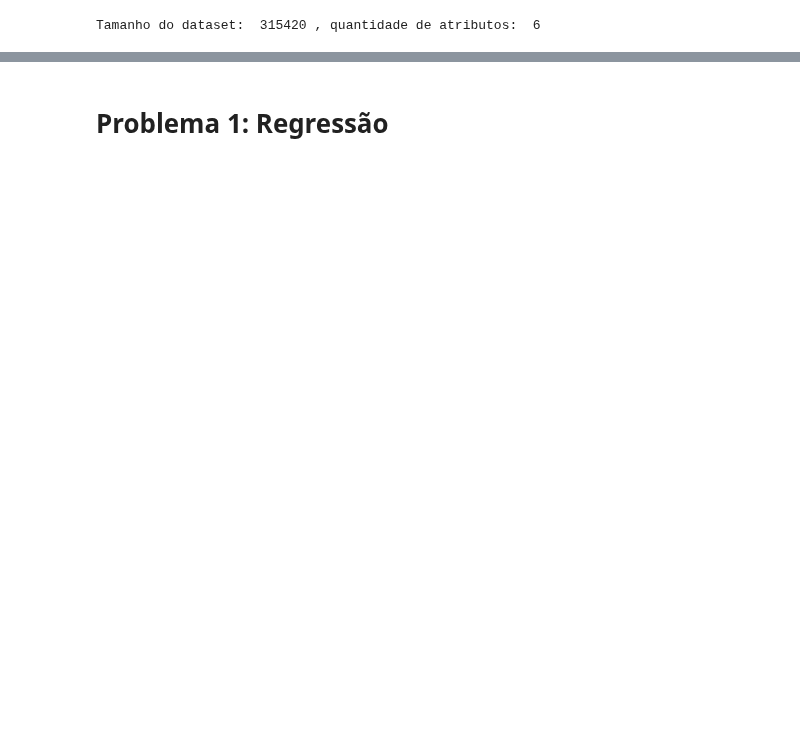
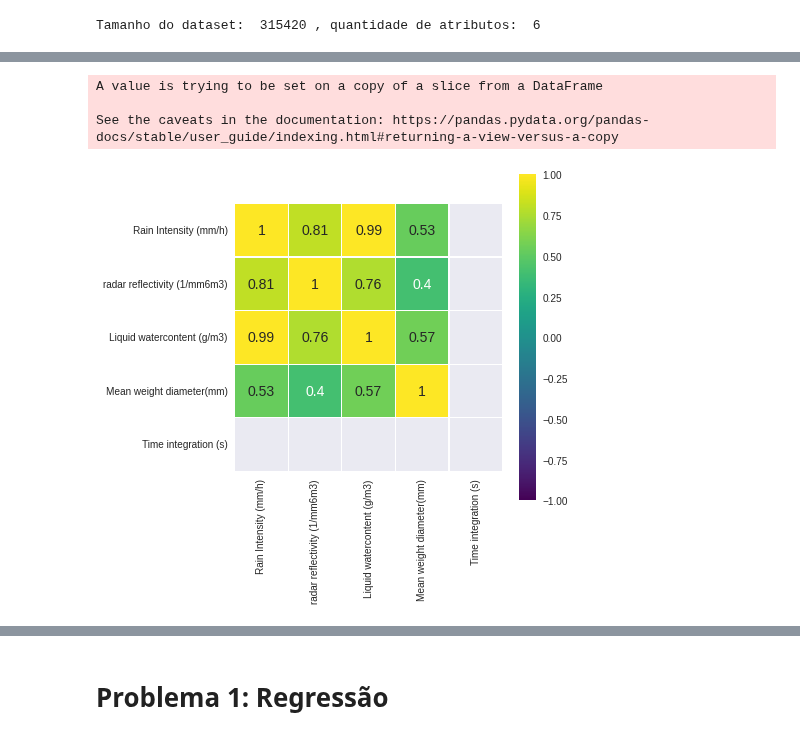
Before and after one commit to lourencocavalcante/Neurocomputacao, a Jupyter notebook: CAP351_Projeto_01_MLP.ipynb, the cells around one changed output, grey strips where cells are left out. Saved outputs shown, nothing was run; the diff lists cells and outputs as text; code cells hidden in the pictures; blank space fills up the shorter version.

```diff
--- a/CAP351_Projeto_01_MLP.ipynb
+++ b/CAP351_Projeto_01_MLP.ipynb
@@ -91,0 +102,14 @@ Tamanho do dataset:  315420 , quantidade de atributos:  6
+# %%
+#Vamos assumir que os valores para Rain Intensity (mm/h) que forem menores que 0.1 sejam considerados como 0(zero)
+df_rd80_joss['Rain Intensity (mm/h)'][df_rd80_joss['Rain Intensity (mm/h)'] < 0.1] = 0
+# %% [output]
+A value is trying to be set on a copy of a slice from a DataFrame
+
+See the caveats in the documentation: https://pandas.pydata.org/pandas-docs/stable/user_guide/indexing.html#returning-a-view-versus-a-copy
+# %%
+#Visualizando as correlações entre as variáveis
+corr = df_rd80_joss.corr()
+plt.figure(figsize=(6, 6))
+sns.heatmap(corr[(corr >= 0.30) | (corr <= -0.30)],cmap='viridis', vmax=1.0, vmin=-1.0, linewidths=0.1, annot=True, annot_kws={"size": 14}, square=True);
+# %% [output]
+[figure, added]
```
Also changed, not shown: parts of 17 cells of this notebook.
